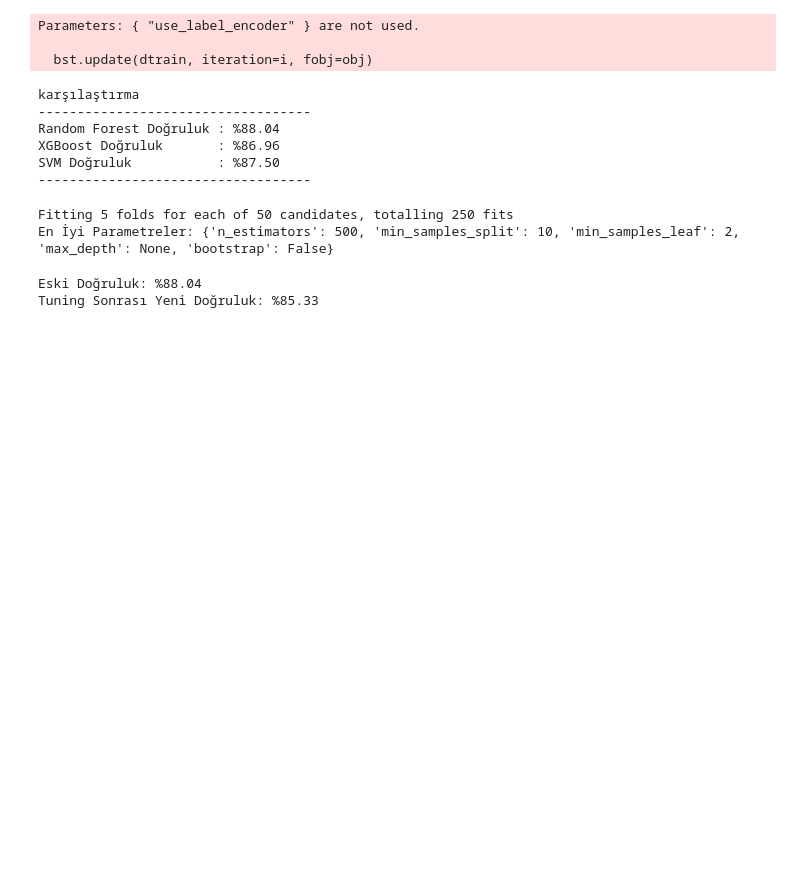
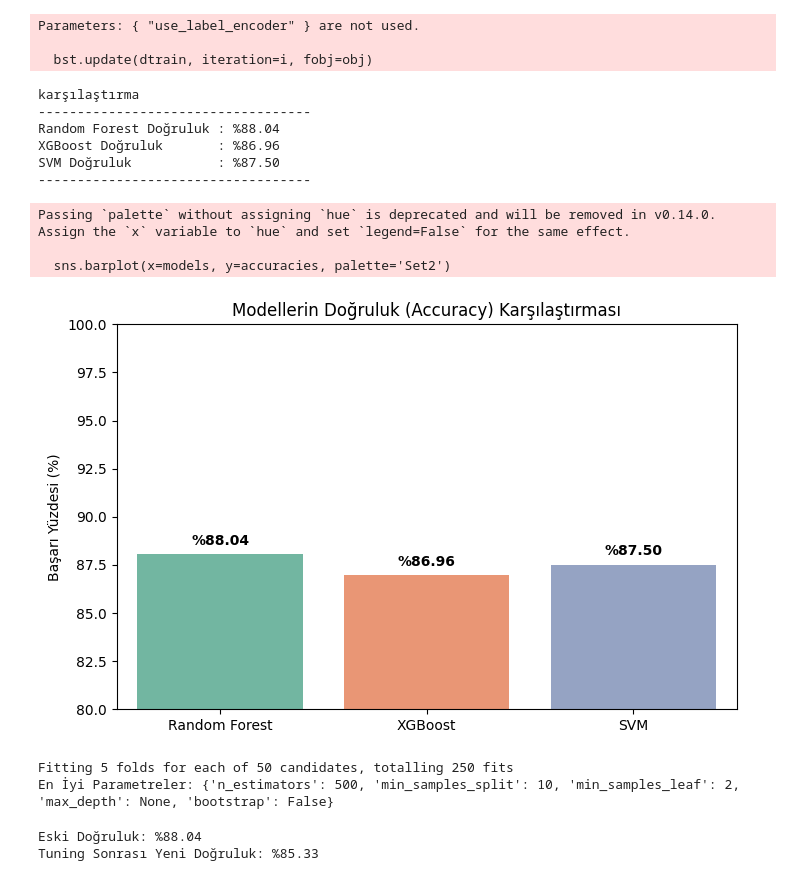
Before and after one commit to bugraozdmr/Heart-Disease-Detection, a Jupyter notebook: heart.ipynb, the cells around one changed output. Drawn from its saved outputs; the diff is of its cells as text; code cells hidden in the pictures; blank space fills up the shorter version.

```diff
--- a/heart.ipynb
+++ b/heart.ipynb
@@ -381,4 +436,23 @@ Random Forest Doğruluk : %88.04
 XGBoost Doğruluk       : %86.96
 SVM Doğruluk           : %87.50
 -----------------------------------
+# %%
+models = ['Random Forest', 'XGBoost', 'SVM']
+accuracies = [rf_score * 100, acc_xgb * 100, acc_svm * 100]
+
+plt.figure(figsize=(8, 5))
+sns.barplot(x=models, y=accuracies, palette='Set2')
+plt.ylim(80, 100)
+plt.title('Modellerin Doğruluk (Accuracy) Karşılaştırması')
+plt.ylabel('Başarı Yüzdesi (%)')
+
+for i, v in enumerate(accuracies):
+    plt.text(i, v + 0.5, f"%{v:.2f}", ha='center', fontweight='bold')
+
+plt.show()
+# %% [output]
+Passing `palette` without assigning `hue` is deprecated and will be removed in v0.14.0. Assign the `x` variable to `hue` and set `legend=False` for the same effect.
+
+  sns.barplot(x=models, y=accuracies, palette='Set2')
+[figure, added]
 # %%
```
Also changed, not shown: parts of 5 cells of this notebook.
